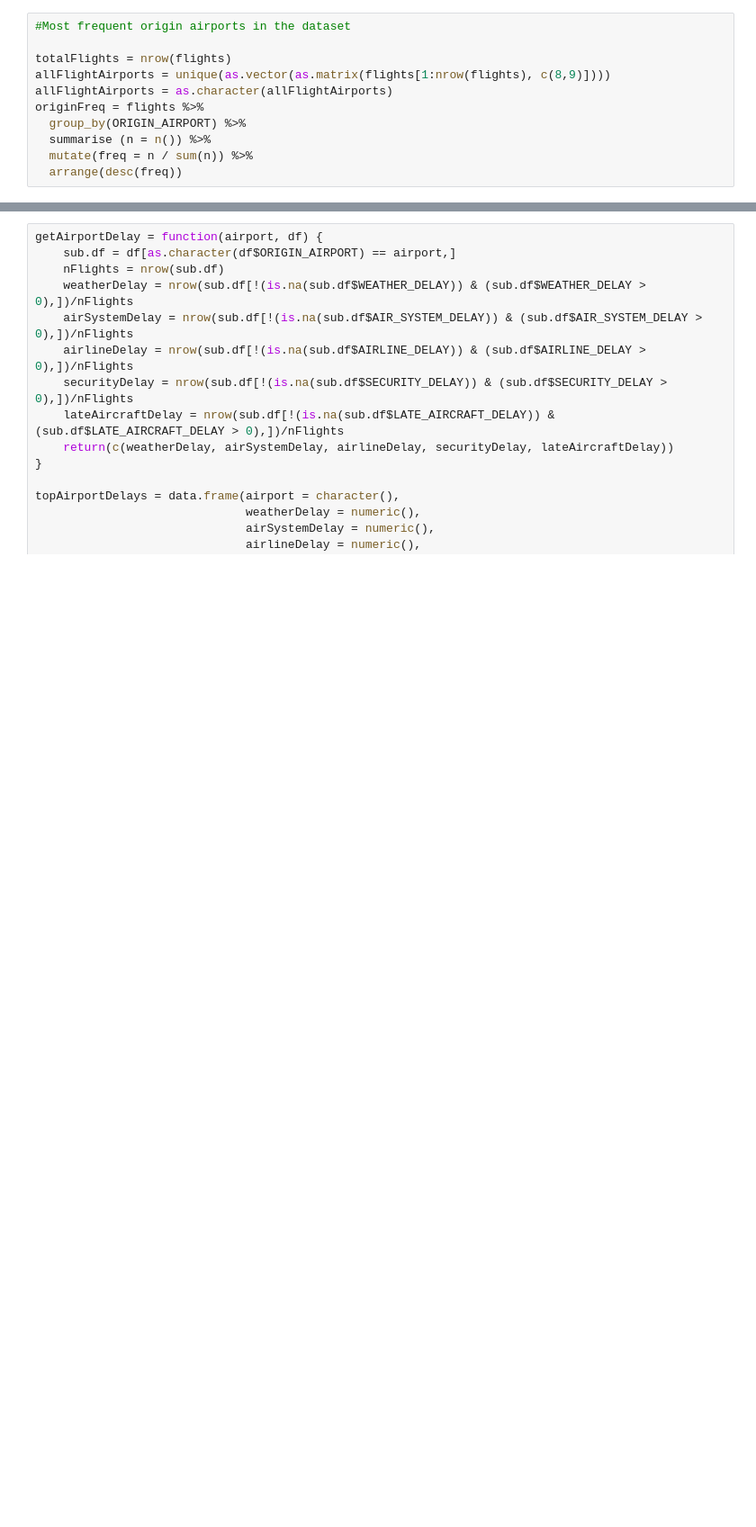
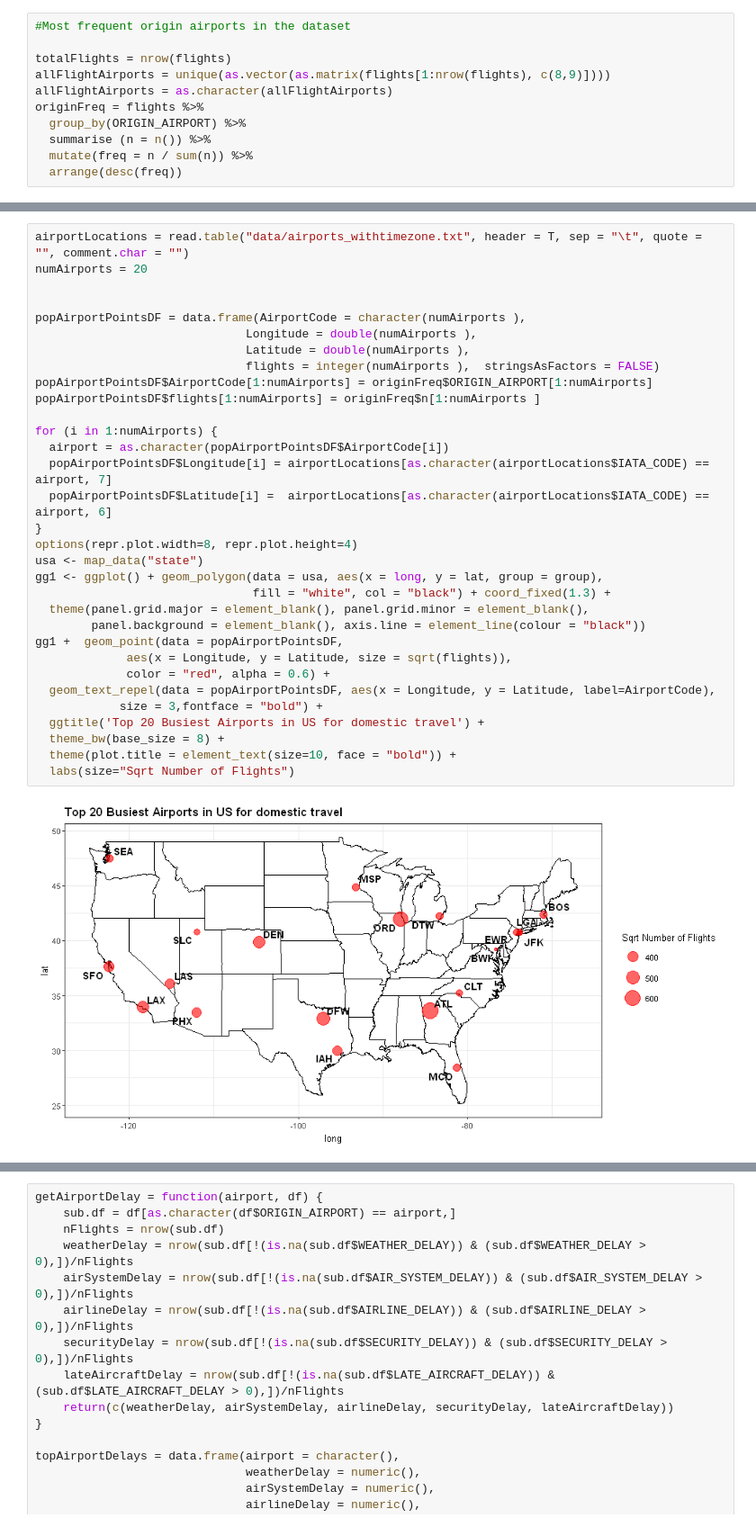
Before and after one commit to jordannad/2015FlightDelays, a Jupyter notebook: FlightDelay2015_20180704.ipynb, the cells around one changed output, grey strips where cells are left out. Shown at 90% size. Drawn from its saved outputs; the diff is of its cells as text; blank space fills up the shorter version.

```diff
--- a/FlightDelay2015_20180704.ipynb
+++ b/FlightDelay2015_20180704.ipynb
@@ -131,0 +127,34 @@ barplot(originFreq[1:20], cex.names = 0.5, cex.axis = 0.7,
+# %%
+airportLocations = read.table("data/airports_withtimezone.txt", header = T, sep = "\t", quote = "", comment.char = "")
+numAirports = 20
+
+
+popAirportPointsDF = data.frame(AirportCode = character(numAirports ),
+                              Longitude = double(numAirports ),
+                              Latitude = double(numAirports ),
+                              flights = integer(numAirports ),  stringsAsFactors = FALSE)
+popAirportPointsDF$AirportCode[1:numAirports] = originFreq$ORIGIN_AIRPORT[1:numAirports]
+popAirportPointsDF$flights[1:numAirports] = originFreq$n[1:numAirports ]
+
+for (i in 1:numAirports) {
+  airport = as.character(popAirportPointsDF$AirportCode[i])
+  popAirportPointsDF$Longitude[i] = airportLocations[as.character(airportLocations$IATA_CODE) == airport, 7]
+  popAirportPointsDF$Latitude[i] =  airportLocations[as.character(airportLocations$IATA_CODE) == airport, 6]
+}
+options(repr.plot.width=8, repr.plot.height=4)
+usa <- map_data("state")
+gg1 <- ggplot() + geom_polygon(data = usa, aes(x = long, y = lat, group = group),
+                               fill = "white", col = "black") + coord_fixed(1.3) +
+  theme(panel.grid.major = element_blank(), panel.grid.minor = element_blank(),
+        panel.background = element_blank(), axis.line = element_line(colour = "black"))
+gg1 +  geom_point(data = popAirportPointsDF,
+             aes(x = Longitude, y = Latitude, size = sqrt(flights)),
+             color = "red", alpha = 0.6) +
+  geom_text_repel(data = popAirportPointsDF, aes(x = Longitude, y = Latitude, label=AirportCode),
+            size = 3,fontface = "bold") +
+  ggtitle('Top 20 Busiest Airports in US for domestic travel') +
+  theme_bw(base_size = 8) +
+  theme(plot.title = element_text(size=10, face = "bold")) +
+  labs(size="Sqrt Number of Flights")
+# %% [output]
+[figure, added]
```
Also changed, not shown: parts of 22 cells of this notebook.
